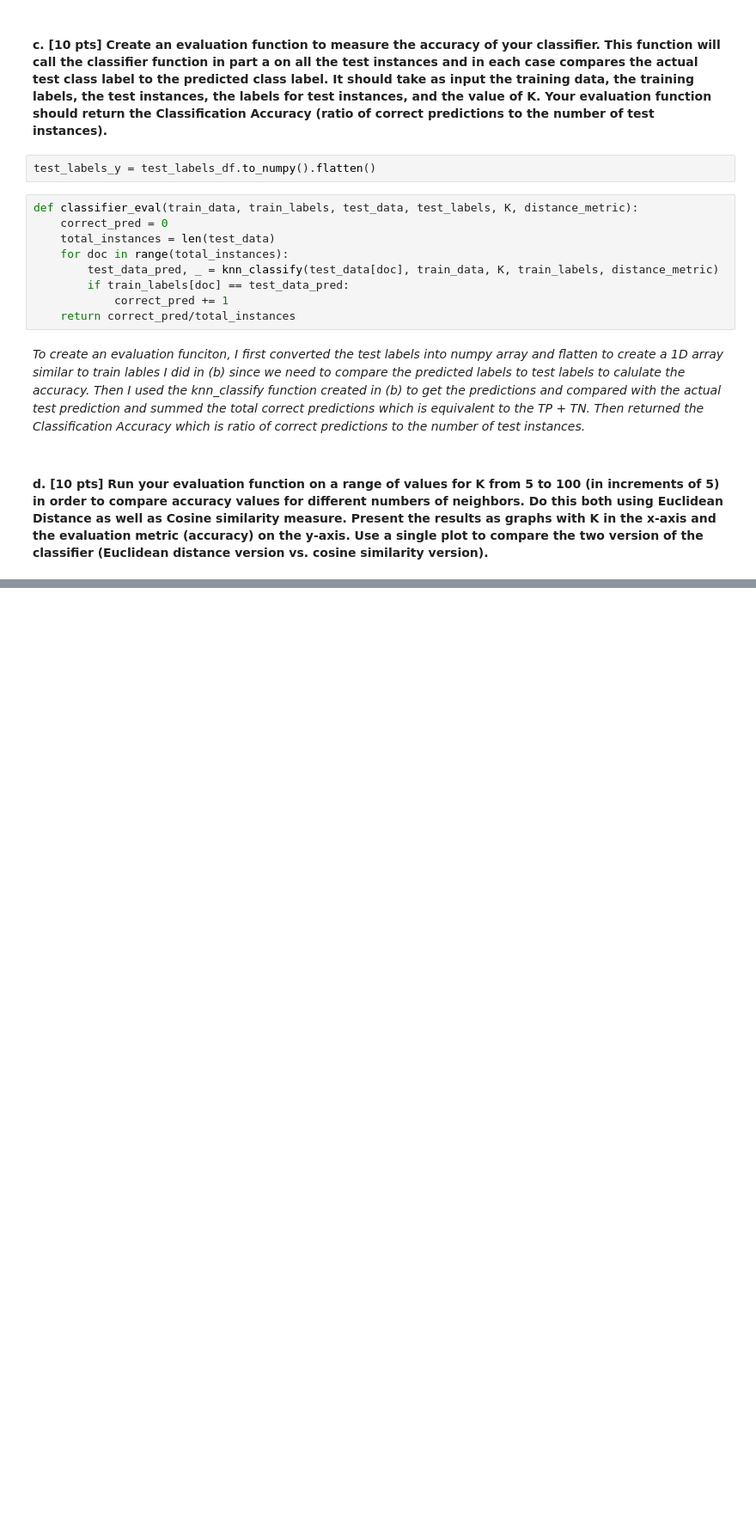
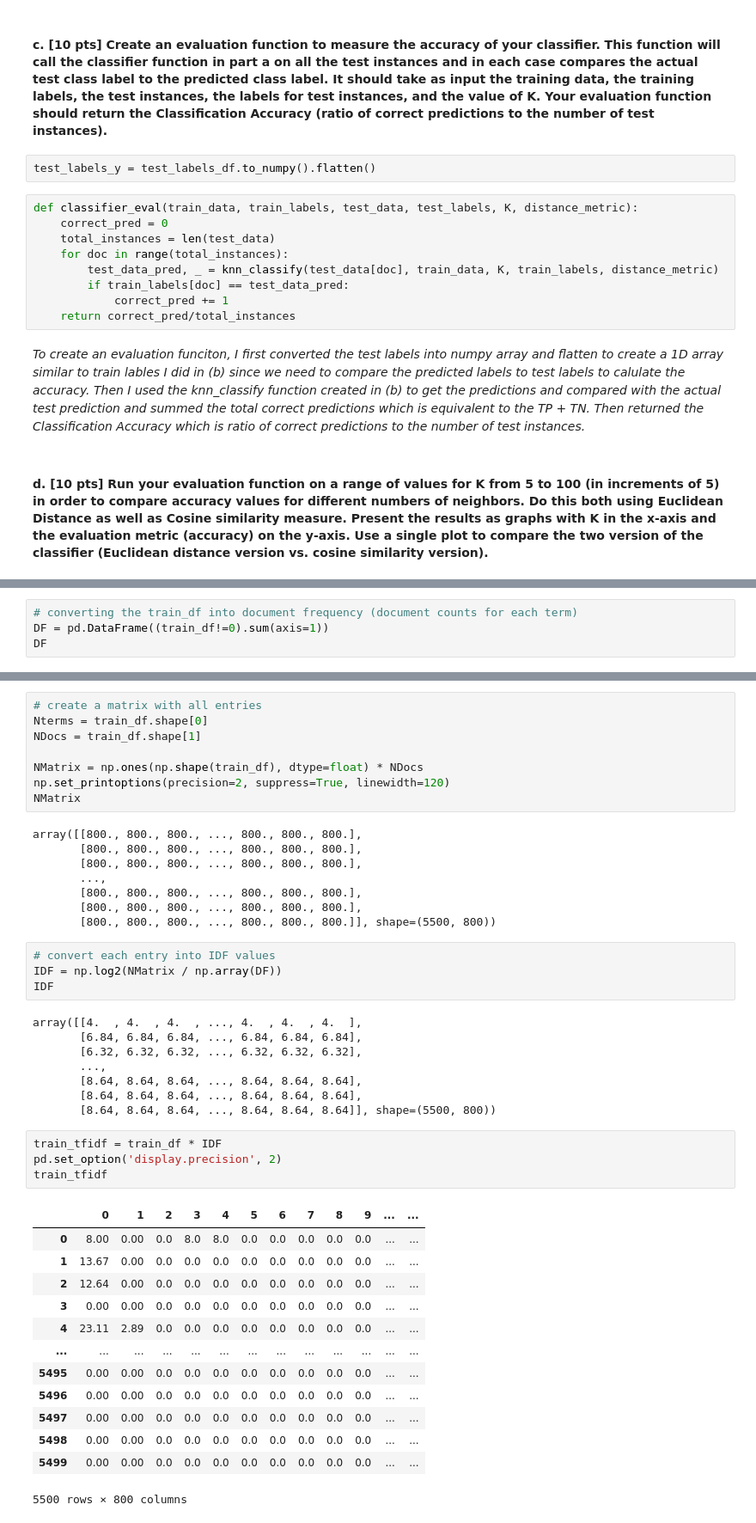
Before and after one commit to joneshshrestha/machine-learning-python, a Jupyter notebook: Document Classification/document-classification.ipynb, the cells around one changed output, grey strips where cells are left out. Shown at 86% size. Drawn from its saved outputs; the diff is of its cells as text; blank space fills up the shorter version.

```diff
--- a/Document Classification/document-classification.ipynb
+++ b/Document Classification/document-classification.ipynb
@@ -228,0 +226,4 @@ Ks
+# %%
+# converting the train_df into document frequency (document counts for each term)
+DF = pd.DataFrame((train_df!=0).sum(axis=1))
+DF
@@ -228,0 +244,46 @@ Ks
+# %%
+# create a matrix with all entries
+Nterms = train_df.shape[0]
+NDocs = train_df.shape[1]
+
+NMatrix = np.ones(np.shape(train_df), dtype=float) * NDocs
+np.set_printoptions(precision=2, suppress=True, linewidth=120)
+NMatrix
+# %% [output]
+array([[800., 800., 800., ..., 800., 800., 800.],
+       [800., 800., 800., ..., 800., 800., 800.],
+       [800., 800., 800., ..., 800., 800., 800.],
+       ...,
+       [800., 800., 800., ..., 800., 800., 800.],
+       [800., 800., 800., ..., 800., 800., 800.],
+       [800., 800., 800., ..., 800., 800., 800.]], shape=(5500, 800))
+# %%
+# convert each entry into IDF values
+IDF = np.log2(NMatrix / np.array(DF))
+IDF
+# %% [output]
+array([[4.  , 4.  , 4.  , ..., 4.  , 4.  , 4.  ],
+       [6.84, 6.84, 6.84, ..., 6.84, 6.84, 6.84],
+       [6.32, 6.32, 6.32, ..., 6.32, 6.32, 6.32],
+       ...,
+       [8.64, 8.64, 8.64, ..., 8.64, 8.64, 8.64],
+       [8.64, 8.64, 8.64, ..., 8.64, 8.64, 8.64],
+       [8.64, 8.64, 8.64, ..., 8.64, 8.64, 8.64]], shape=(5500, 800))
+# %%
+train_tfidf = train_df * IDF
+pd.set_option('display.precision', 2)
+train_tfidf
+# %% [output]
+|  | 0 | 1 | 2 | 3 | 4 | 5 | 6 | 7 | 8 | 9 | ... | ... |
+| 0 | 8.00 | 0.00 | 0.0 | 8.0 | 8.0 | 0.0 | 0.0 | 0.0 | 0.0 | 0.0 | ... | ... |
+| 1 | 13.67 | 0.00 | 0.0 | 0.0 | 0.0 | 0.0 | 0.0 | 0.0 | 0.0 | 0.0 | ... | ... |
+| 2 | 12.64 | 0.00 | 0.0 | 0.0 | 0.0 | 0.0 | 0.0 | 0.0 | 0.0 | 0.0 | ... | ... |
+| 3 | 0.00 | 0.00 | 0.0 | 0.0 | 0.0 | 0.0 | 0.0 | 0.0 | 0.0 | 0.0 | ... | ... |
+| 4 | 23.11 | 2.89 | 0.0 | 0.0 | 0.0 | 0.0 | 0.0 | 0.0 | 0.0 | 0.0 | ... | ... |
+| ... | ... | ... | ... | ... | ... | ... | ... | ... | ... | ... | ... | ... |
+| 5495 | 0.00 | 0.00 | 0.0 | 0.0 | 0.0 | 0.0 | 0.0 | 0.0 | 0.0 | 0.0 | ... | ... |
+| 5496 | 0.00 | 0.00 | 0.0 | 0.0 | 0.0 | 0.0 | 0.0 | 0.0 | 0.0 | 0.0 | ... | ... |
+| 5497 | 0.00 | 0.00 | 0.0 | 0.0 | 0.0 | 0.0 | 0.0 | 0.0 | 0.0 | 0.0 | ... | ... |
+| 5498 | 0.00 | 0.00 | 0.0 | 0.0 | 0.0 | 0.0 | 0.0 | 0.0 | 0.0 | 0.0 | ... | ... |
+| 5499 | 0.00 | 0.00 | 0.0 | 0.0 | 0.0 | 0.0 | 0.0 | 0.0 | 0.0 | 0.0 | ... | ... |
+5500 rows × 800 columns
```
Also changed, not shown: parts of 13 cells of this notebook.
